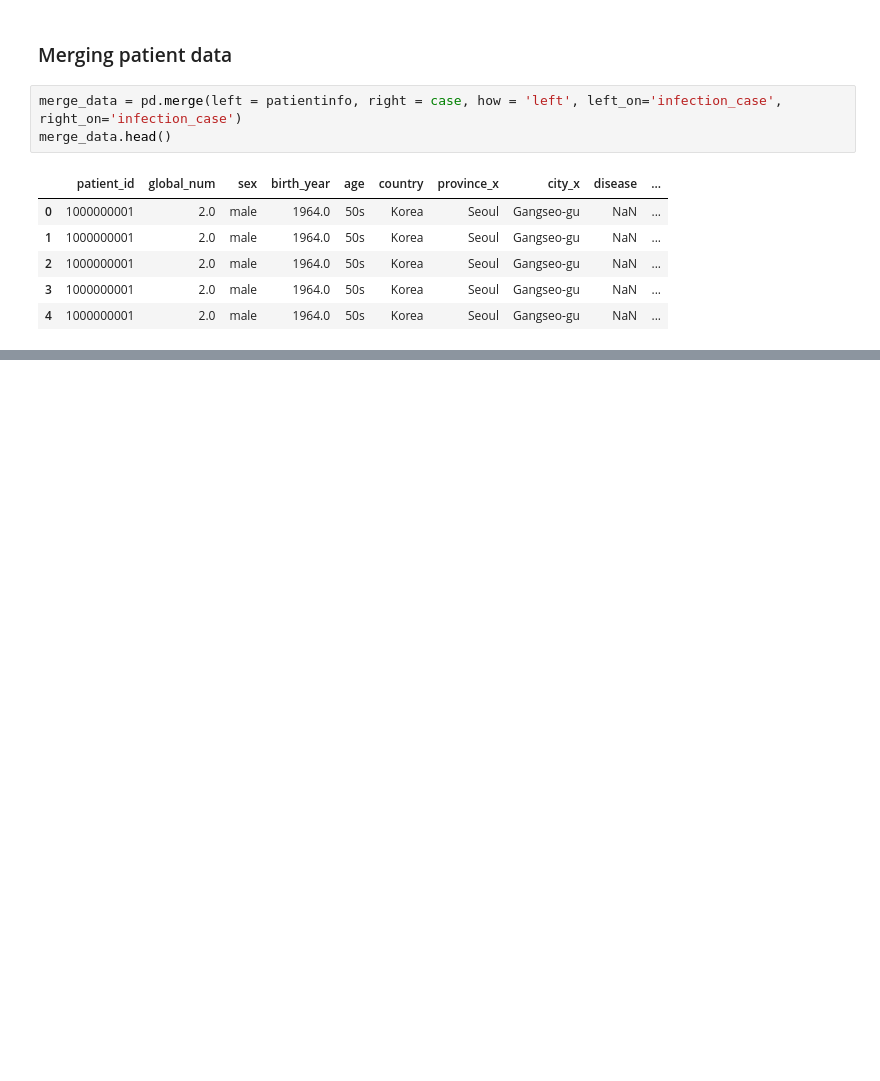
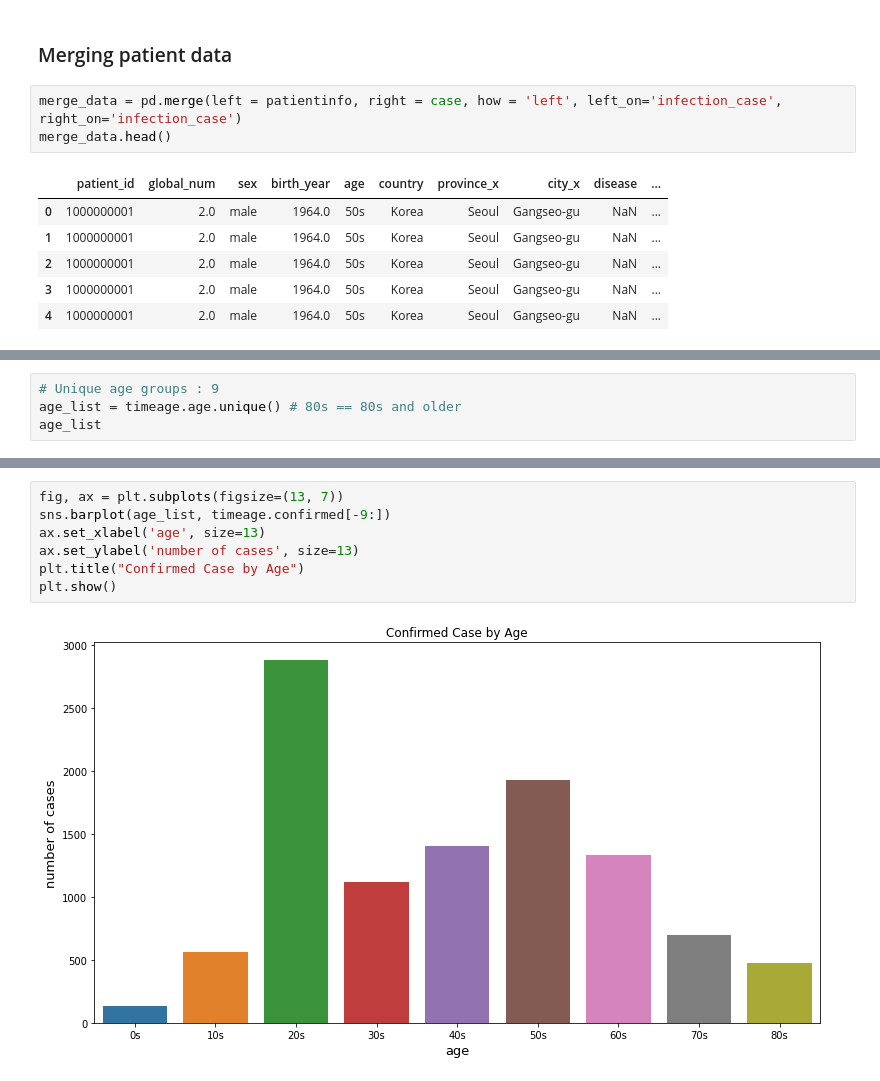
Before and after one commit to chitinglow/Covid19, a Jupyter notebook: COVID19_Exploratory_Analysis.ipynb, the cells around one changed output, grey strips where cells are left out. Cells and saved outputs as stored; diff of their text form; blank space fills up the shorter version.

```diff
--- a/COVID19_Exploratory_Analysis.ipynb
+++ b/COVID19_Exploratory_Analysis.ipynb
@@ -799,0 +849,4 @@ print(patientinfo.shape)
+# %%
+# Unique age groups : 9
+age_list = timeage.age.unique() # 80s == 80s and older
+age_list
@@ -799,0 +865,9 @@ print(patientinfo.shape)
+# %%
+fig, ax = plt.subplots(figsize=(13, 7))
+sns.barplot(age_list, timeage.confirmed[-9:])
+ax.set_xlabel('age', size=13)
+ax.set_ylabel('number of cases', size=13)
+plt.title("Confirmed Case by Age")
+plt.show()
+# %% [output]
+[figure, added]
```
Also changed, not shown: parts of 30 cells of this notebook.
